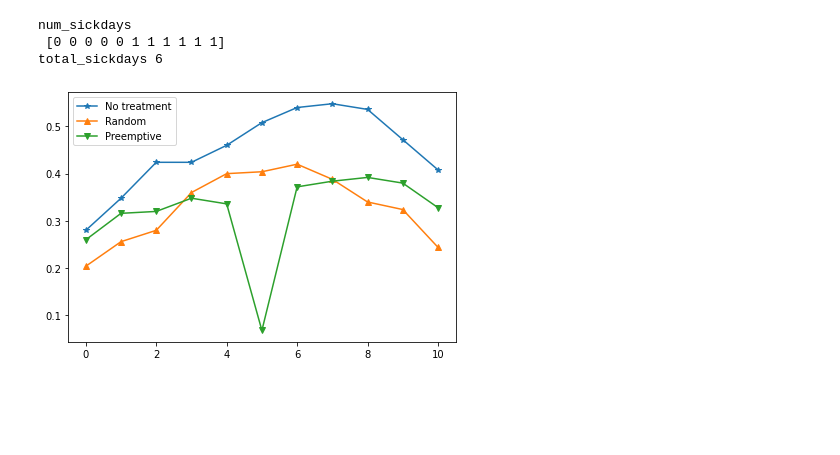
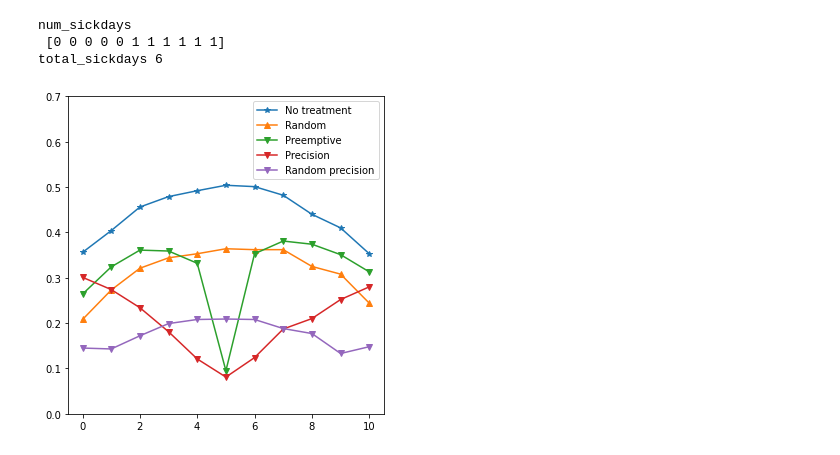
Before and after one commit to EvanLavender13/cst680-project, a Jupyter notebook: main.ipynb, the cells around one changed output. Cells and saved outputs as stored; diff of their text form; code cells hidden in the pictures; blank space fills up the shorter version.

Commit message:
added a couple more agents

```diff
--- a/main.ipynb
+++ b/main.ipynb
@@ -40,7 +45,7 @@ Params(transition_matrix=array([[0., 0., 0.],
        [0, 0, 1]]), state_names=['susceptible', 'infected', 'recovered'], healthy_index=0, infectious_index=1, healthy_exit_index=1, infection_probability=0.75, population_graph=<networkx.classes.grap ...
 [figure]
 # %%
-EXP.num_steps = 15
+EXP.num_steps = 10
 results = EXP.run()["metric_results"]
 states = np.array(results["states"])
 sick_days = np.array(results["sick-days"])
@@ -82,53 +87,72 @@ def run_simulations(n_sims, exp):
         "num_sickdays": np.zeros(size)
     }
 
+    exp.scenario_builder()
     for i in trange(n_sims):
         exp.seed = i
         r = exp.run()
         process_metrics(i, metrics, r["metric_results"])
     return metrics
 # %%
-N = 250
+N = 1000
 
 EXP.agent_constructor = ide.NullAgent
-EXP.scenario_builder()
 null_metrics = run_simulations(N, EXP)
 
 EXP.agent_constructor = ide.RandomAgent
-EXP.scenario_builder()
 rng_metrics = run_simulations(N, EXP)
 
 EXP.agent_constructor = ida.MiddleAgent
-EXP.scenario_builder()
 mid_metrics = run_simulations(N, EXP)
+
+EXP.agent_constructor = ida.NeighborAgent
+nbr_metrics = run_simulations(N, EXP)
+
+EXP.agent_constructor = ida.RandomNeighbor
+rnbr_metrics = run_simulations(N, EXP)
 # %%
 import matplotlib.pyplot as plt
 
 num_sickdays = null_metrics["num_sickdays"]
-plt.figure(figsize=(6, 4))
+plt.figure(figsize=(5, 5))
 
 # no treatment
 x = range(num_sickdays.shape[0])
 y = num_sickdays / N
 # plt.scatter(x, y)
 plt.plot(x, y, "-*", label="No treatment")
 
 # random treatment
 num_sickdays = rng_metrics["num_sickdays"]
 x = range(num_sickdays.shape[0])
 y = num_sickdays / N
 # plt.scatter(x, y)
 plt.plot(x, y, "-^", label="Random")
 
-# middile treatment
+# middle treatment
 num_sickdays = mid_metrics["num_sickdays"]
 x = range(num_sickdays.shape[0])
 y = num_sickdays / N
 # plt.scatter(x, y)
 plt.plot(x, y, "-v", label="Preemptive")
 
+# neighbor treatment
+num_sickdays = nbr_metrics["num_sickdays"]
+x = range(num_sickdays.shape[0])
+y = num_sickdays / N
+# plt.scatter(x, y)
+plt.plot(x, y, "-v", label="Precision")
+
+# random neighbor treatment
+num_sickdays = rnbr_metrics["num_sickdays"]
+x = range(num_sickdays.shape[0])
+y = num_sickdays / N
+# plt.scatter(x, y)
+plt.plot(x, y, "-v", label="Random precision")
+
+plt.ylim(bottom=0.0, top=0.7)
 plt.legend()
 plt.tight_layout()
 plt.show()
 # %% [output]
-[figure, old version]
+[figure, new version]
```
Also changed, not shown: parts of 3 cells of this notebook.
